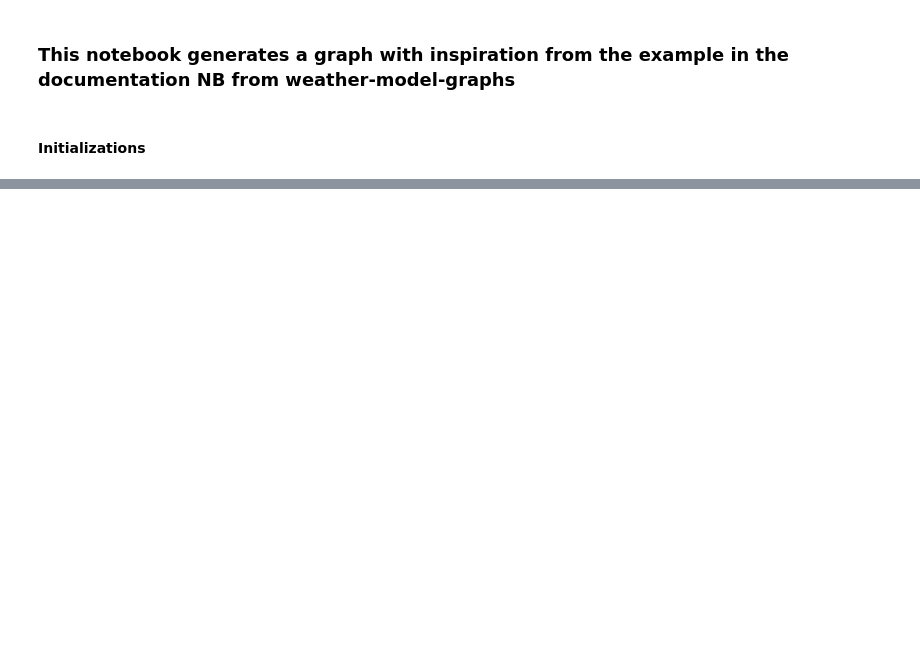
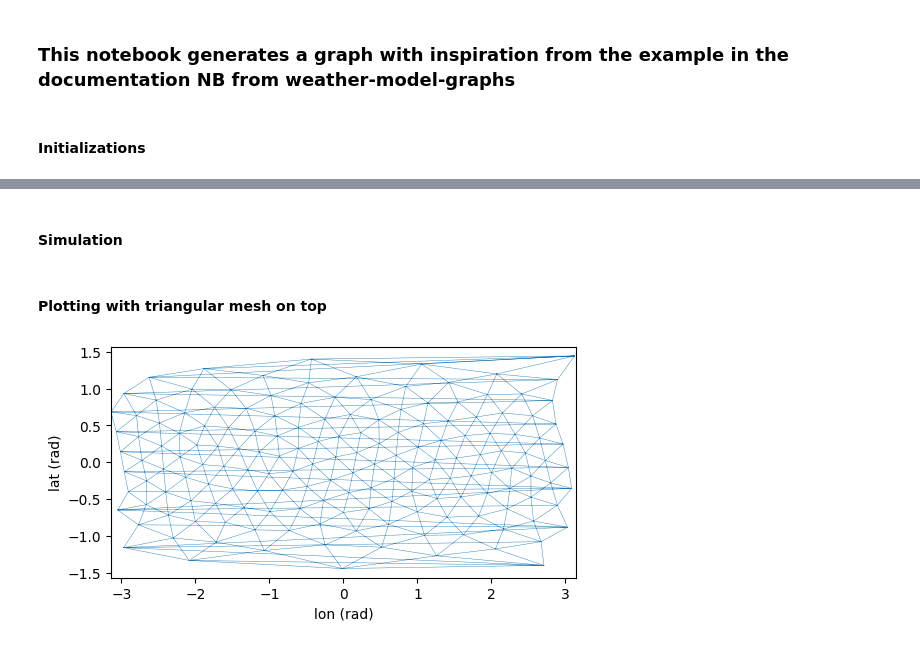
Before and after one commit to Marianadesamadsen/code_masters, a Jupyter notebook: notebooks/NB_graphconstruction_25_02_26.ipynb, the cells around one changed output, grey strips where cells are left out. Drawn from its saved outputs; the diff is of its cells as text; code cells hidden in the pictures; blank space fills up the shorter version.

```diff
--- a/notebooks/NB_graphconstruction_25_02_26.ipynb
+++ b/notebooks/NB_graphconstruction_25_02_26.ipynb
@@ -16,0 +17,42 @@ ModuleNotFoundError: No module named 'src'
+# %%
+R = 1 # Radius
+C = 1 # Wave speed
+Lmax = 10 # Maximum degree of spherical harmonics
+tmax = 10 # Maximum time
+generations = 2 # level of refinement for the grid
+x0,y0,z0 = R,R,R # Initial position of the gaussian pulse
+# %%
+
+# Initial condition: Gaussian pulse centered at (x0, y0, z0)
+def f_handle(x, y, z):
+    # dot product with center
+    dot = x*x0 + y*y0 + z*z0
+
+    cos_alpha = np.clip(dot / R**2, -1.0, 1.0)
+
+    alpha = np.arccos(cos_alpha)
+
+    return np.exp(-(alpha**2) / (2*0.2**2))
+
+# Initital condition: zero initial velocity
+g_handle = lambda x, y, z: 0 * x
+# %% [markdown]
+#### Simulation
+# %%
+sim = simu.SimulatorWaveEquation(R=1.0, C=C, Lmax=Lmax, tmax=tmax, f_handle=f_handle, g_handle=g_handle, generations=generations)
+lat, long, pos, tri = sim.get_lat_long()
+# %% [markdown]
+#### Plotting with triangular mesh on top
+# %%
+### Tringulation in lat-long space
+triang = mtri.Triangulation(long, lat, triangles=tri)
+plt.figure(figsize=(6,3))
+plt.triplot(triang, linewidth=0.3)
+plt.xlim(-np.pi, np.pi)
+plt.ylim(-np.pi/2, np.pi/2)
+plt.xlabel("lon (rad)")
+plt.ylabel("lat (rad)")
+plt.savefig("../figures/test/lat_long_triangulation.png")
+plt.show()
+# %% [output]
+[figure, added]
```
Also changed, not shown: parts of 8 cells of this notebook, 22 other files.
